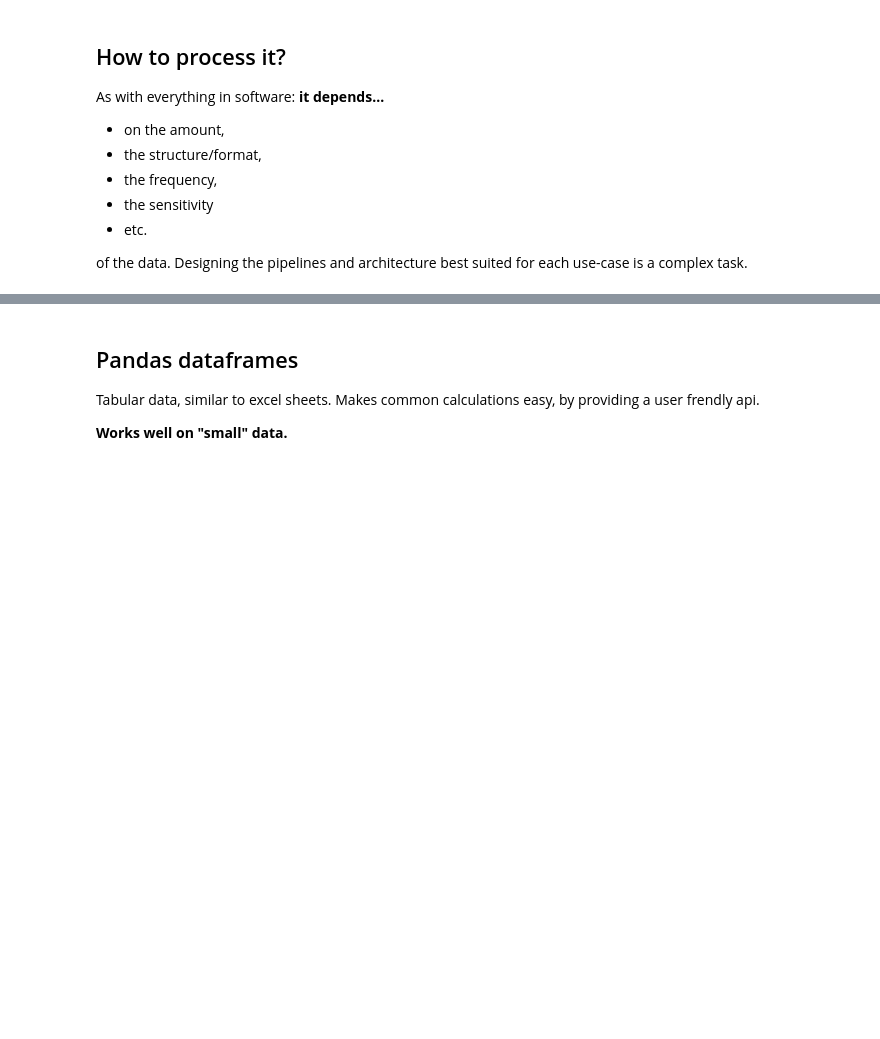
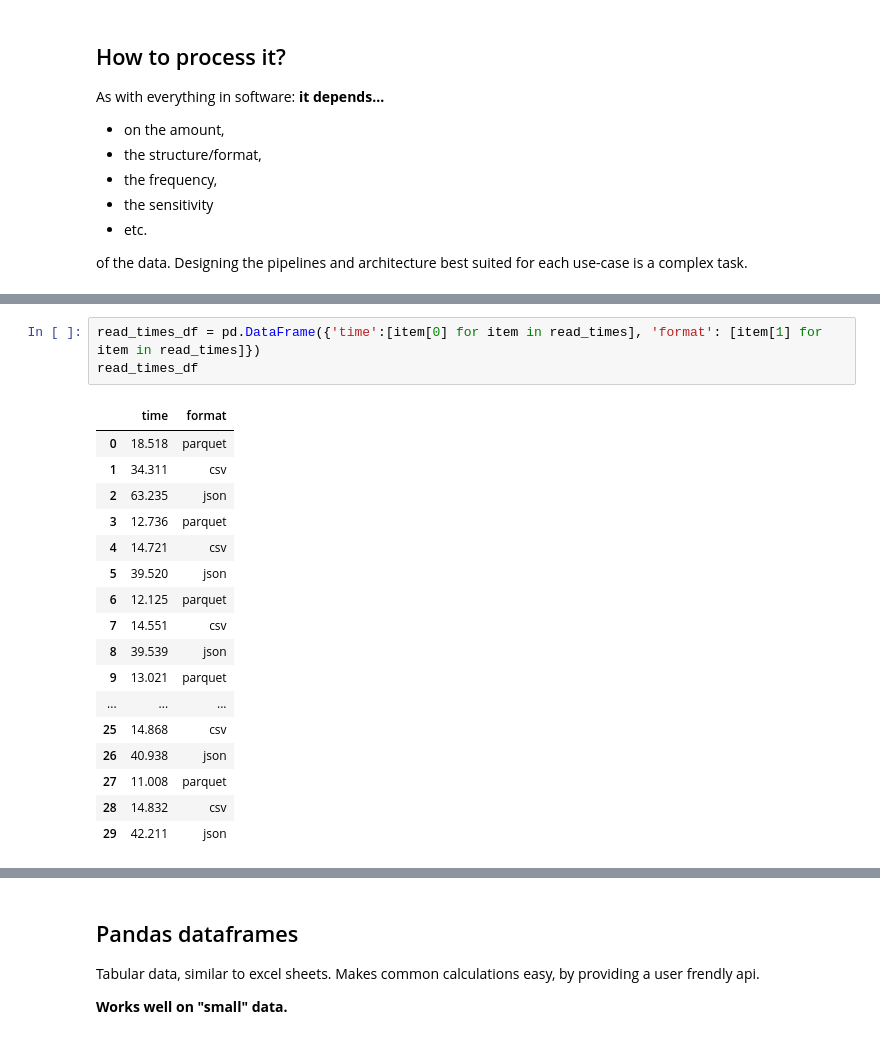
Before and after one commit to jazzysnake/metu-big-data, a Jupyter notebook: metu-demo.ipynb, the cells around one changed output, grey strips where cells are left out. Drawn from its saved outputs; the diff is of its cells as text; blank space fills up the shorter version.

```diff
--- a/metu-demo.ipynb
+++ b/metu-demo.ipynb
@@ -68,0 +223,21 @@ from colorcet import fire
+# %%
+read_times_df = pd.DataFrame({'time':[item[0] for item in read_times], 'format': [item[1] for item in read_times]})
+read_times_df
+# %% [output]
+|  | time | format |
+| 0 | 18.518 | parquet |
+| 1 | 34.311 | csv |
+| 2 | 63.235 | json |
+| 3 | 12.736 | parquet |
+| 4 | 14.721 | csv |
+| 5 | 39.520 | json |
+| 6 | 12.125 | parquet |
+| 7 | 14.551 | csv |
+| 8 | 39.539 | json |
+| 9 | 13.021 | parquet |
+| ... | ... | ... |
+| 25 | 14.868 | csv |
+| 26 | 40.938 | json |
+| 27 | 11.008 | parquet |
+| 28 | 14.832 | csv |
+| 29 | 42.211 | json |
```
Also changed, not shown: parts of 32 cells of this notebook, 12 other files.
